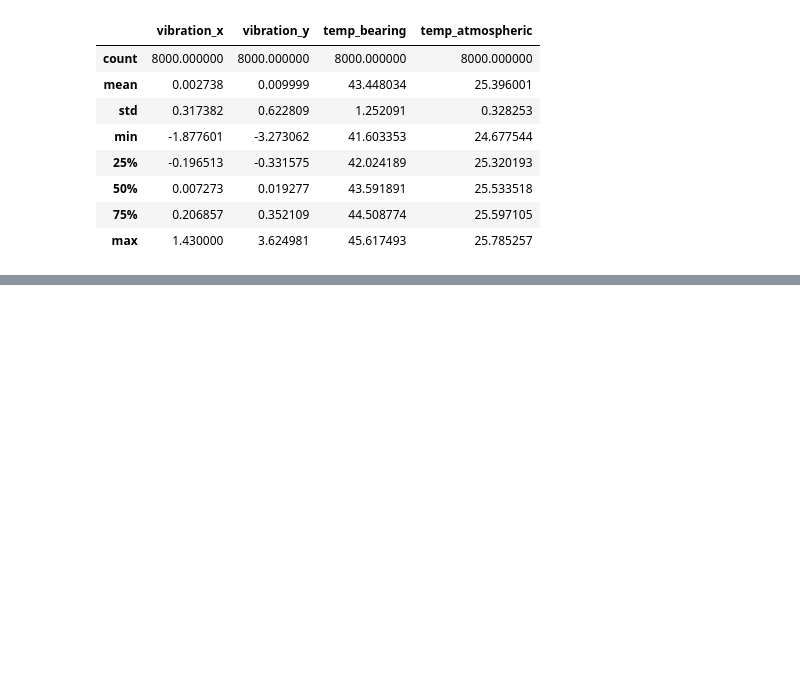
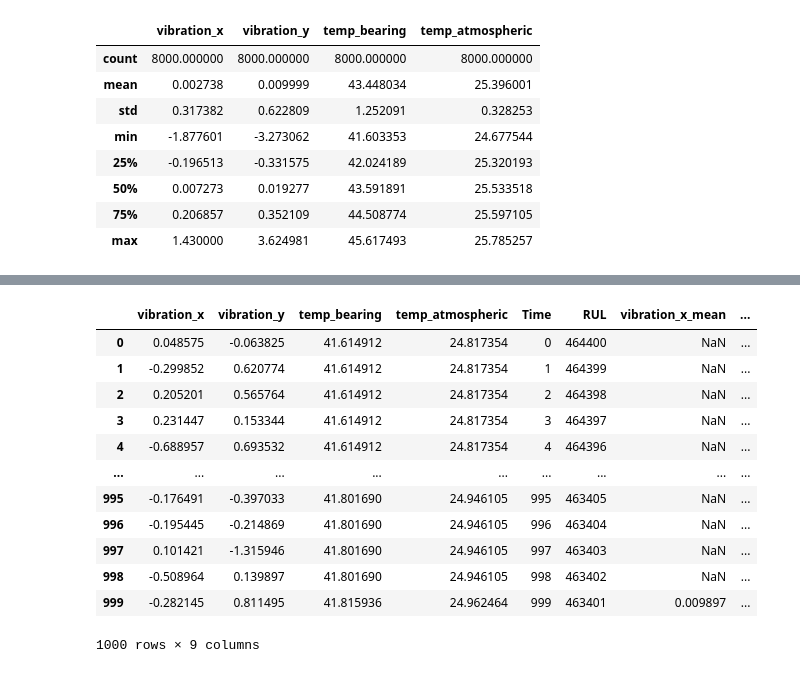
Before and after one commit to Begizew2112/ball_bearing, a Jupyter notebook: notebooks/preprocessing.ipynb, the cells around one changed output, grey strips where cells are left out. Saved outputs shown, nothing was run; the diff lists cells and outputs as text; code cells hidden in the pictures; blank space fills up the shorter version.

```diff
--- a/notebooks/preprocessing.ipynb
+++ b/notebooks/preprocessing.ipynb
@@ -215,9 +216,3 @@ df5.describe()
 | 50% | 0.007273 | 0.019277 | 43.591891 | 25.533518 |
 | 75% | 0.206857 | 0.352109 | 44.508774 | 25.597105 |
 | max | 1.430000 | 3.624981 | 45.617493 | 25.785257 |
-# %%
-# Add a label column manually based on the row index
-df5['label'] = ['early'] * 4000 + ['late'] * 4000
-
-# Verify the labels
-print(df5['label'].value_counts())
@@ -252,0 +253,16 @@ df5
+# %%
+data.head(1000)
+# %% [output]
+|  | vibration_x | vibration_y | temp_bearing | temp_atmospheric | Time | RUL | vibration_x_mean | ... |
+| 0 | 0.048575 | -0.063825 | 41.614912 | 24.817354 | 0 | 464400 | NaN | ... |
+| 1 | -0.299852 | 0.620774 | 41.614912 | 24.817354 | 1 | 464399 | NaN | ... |
+| 2 | 0.205201 | 0.565764 | 41.614912 | 24.817354 | 2 | 464398 | NaN | ... |
+| 3 | 0.231447 | 0.153344 | 41.614912 | 24.817354 | 3 | 464397 | NaN | ... |
+| 4 | -0.688957 | 0.693532 | 41.614912 | 24.817354 | 4 | 464396 | NaN | ... |
+| ... | ... | ... | ... | ... | ... | ... | ... | ... |
+| 995 | -0.176491 | -0.397033 | 41.801690 | 24.946105 | 995 | 463405 | NaN | ... |
+| 996 | -0.195445 | -0.214869 | 41.801690 | 24.946105 | 996 | 463404 | NaN | ... |
+| 997 | 0.101421 | -1.315946 | 41.801690 | 24.946105 | 997 | 463403 | NaN | ... |
+| 998 | -0.508964 | 0.139897 | 41.801690 | 24.946105 | 998 | 463402 | NaN | ... |
+| 999 | -0.282145 | 0.811495 | 41.815936 | 24.962464 | 999 | 463401 | 0.009897 | ... |
+1000 rows × 9 columns
```
Also changed, not shown: parts of 26 cells of this notebook, 2 other files.
